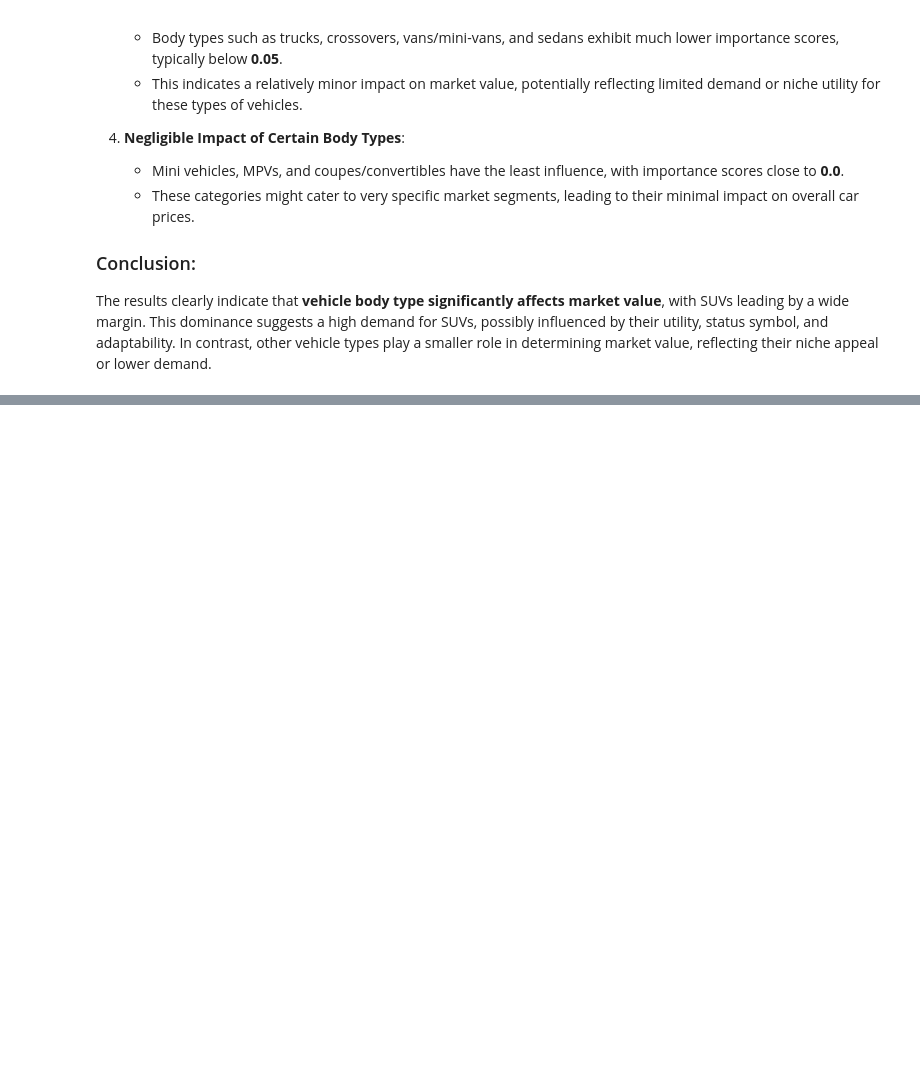
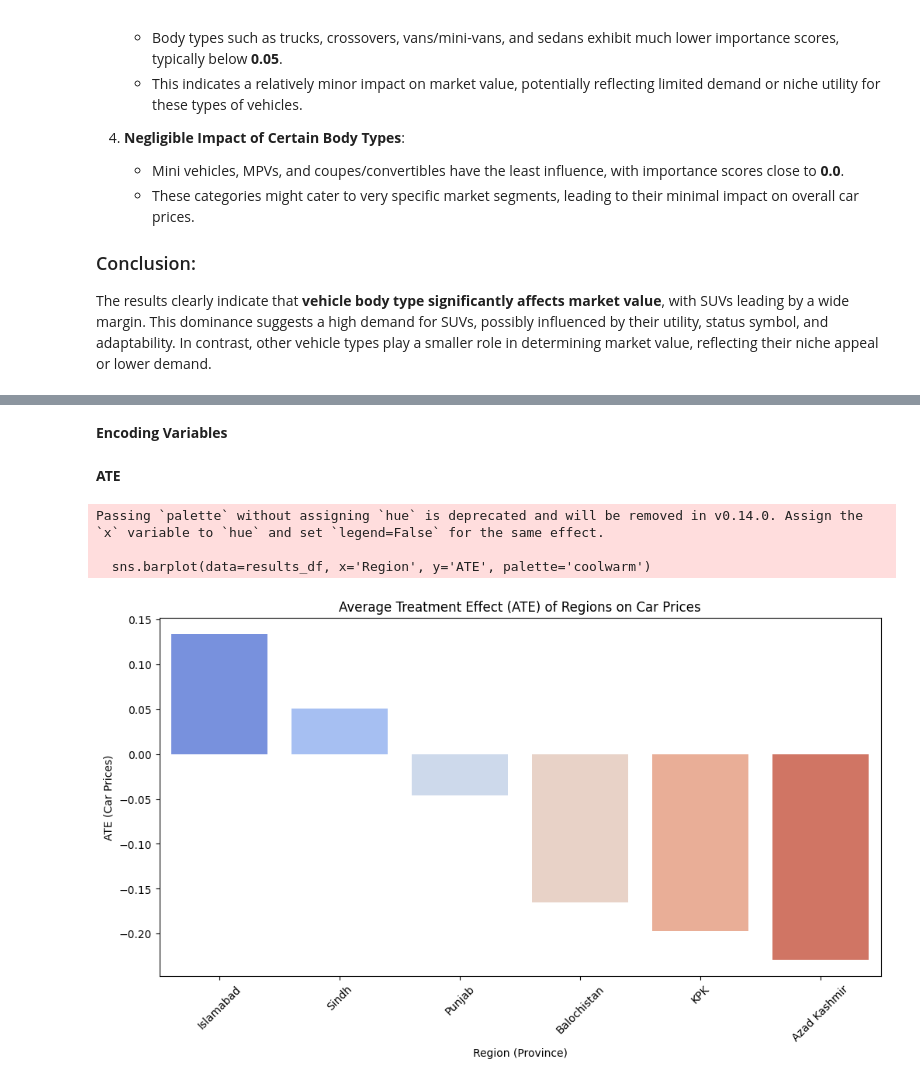
Before and after one commit to Muneeb-03/CS334-PakWheels-Project, a Jupyter notebook: project.ipynb, the cells around one changed output, grey strips where cells are left out. Drawn from its saved outputs; the diff is of its cells as text; code cells hidden in the pictures; blank space fills up the shorter version.

```diff
--- a/project.ipynb
+++ b/project.ipynb
@@ -1404,0 +1611,2 @@ The results clearly indicate that **vehicle body type significantly affects mark
+# %% [markdown]
+**Encoding Variables**
@@ -1404,0 +1621,47 @@ The results clearly indicate that **vehicle body type significantly affects mark
+# %% [markdown]
+**ATE**
+# %%
+# Calculate regional ATE
+results = []
+regions = data['Region (Province)'].unique()
+
+for region in regions:
+    treated = data[data['Region (Province)'] == region]
+    control = data[data['Region (Province)'] != region]
+
+    avg_treated_price = treated['Price'].mean()
+    avg_control_price = control['Price'].mean()
+
+    ate = avg_treated_price - avg_control_price
+    results.append({'Region': region, 'ATE': ate})
+
+results_df = pd.DataFrame(results)
+# %%
+region_mapping = {
+    0: 'Punjab',
+    1: 'Islamabad',
+    2: 'Sindh',
+    3: 'KPK',
+    4:'Balochistan',
+    5:'Azad Kashmir'
+}
+
+# Map the region names to numbers in the Region column
+results_df['Region'] = results_df['Region'].map(region_mapping)
+# %%
+# Sort results by ATE
+results_df = results_df.sort_values(by='ATE', ascending=False)
+
+# Plot ATE for each region
+plt.figure(figsize=(12, 6))
+sns.barplot(data=results_df, x='Region', y='ATE', palette='coolwarm')
+plt.title('Average Treatment Effect (ATE) of Regions on Car Prices')
+plt.xlabel('Region (Province)')
+plt.ylabel('ATE (Car Prices)')
+plt.xticks(rotation=45)
+plt.show()
+# %% [output]
+Passing `palette` without assigning `hue` is deprecated and will be removed in v0.14.0. Assign the `x` variable to `hue` and set `legend=False` for the same effect.
+
+  sns.barplot(data=results_df, x='Region', y='ATE', palette='coolwarm')
+[figure, added]
```
Also changed, not shown: parts of 30 cells of this notebook.
